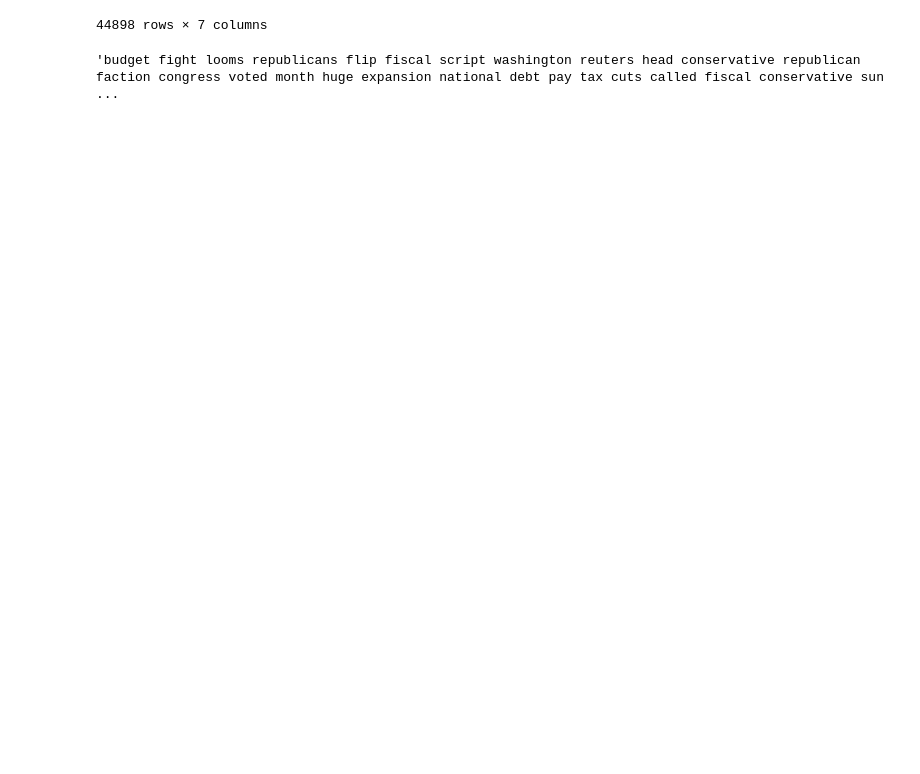
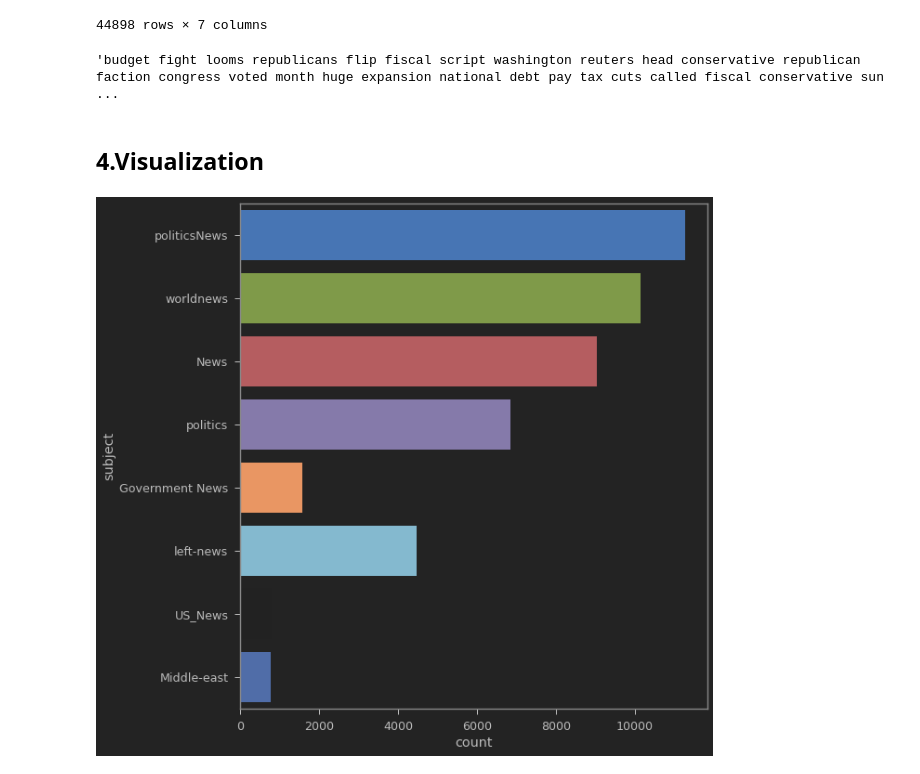
Before and after one commit to Adil1979/AI_DS_Projects, a Jupyter notebook: 01_Fake_News_Classification.ipynb, the cells around one changed output. Cells and saved outputs as stored; diff of their text form; code cells hidden in the pictures; blank space fills up the shorter version.

```diff
--- a/01_Fake_News_Classification.ipynb
+++ b/01_Fake_News_Classification.ipynb
@@ -313,3 +313,11 @@ df
 df['clean_joined'][0]
 # %% [output]
 'budget fight looms republicans flip fiscal script washington reuters head conservative republican faction congress voted month huge expansion national debt pay tax cuts called fiscal conservative sun ...
+# %% [markdown]
+## **4.Visualization**
+# %%
+# 'subject' plot
+plt.figure(figsize=(9,10))
+sns.countplot(y = 'subject', data = df);
+# %% [output]
+[figure, added]
```
Also changed, not shown: parts of 5 cells of this notebook.
